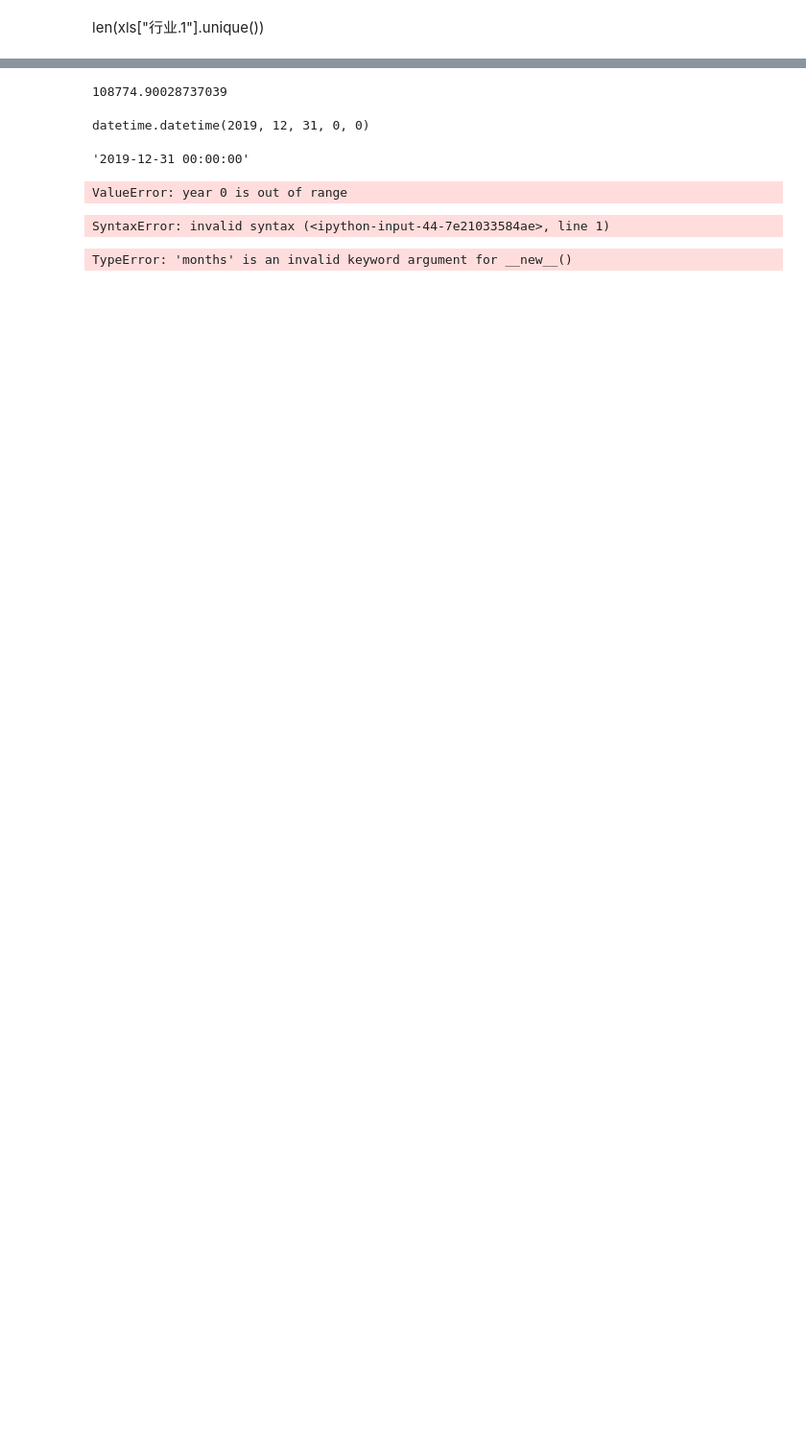
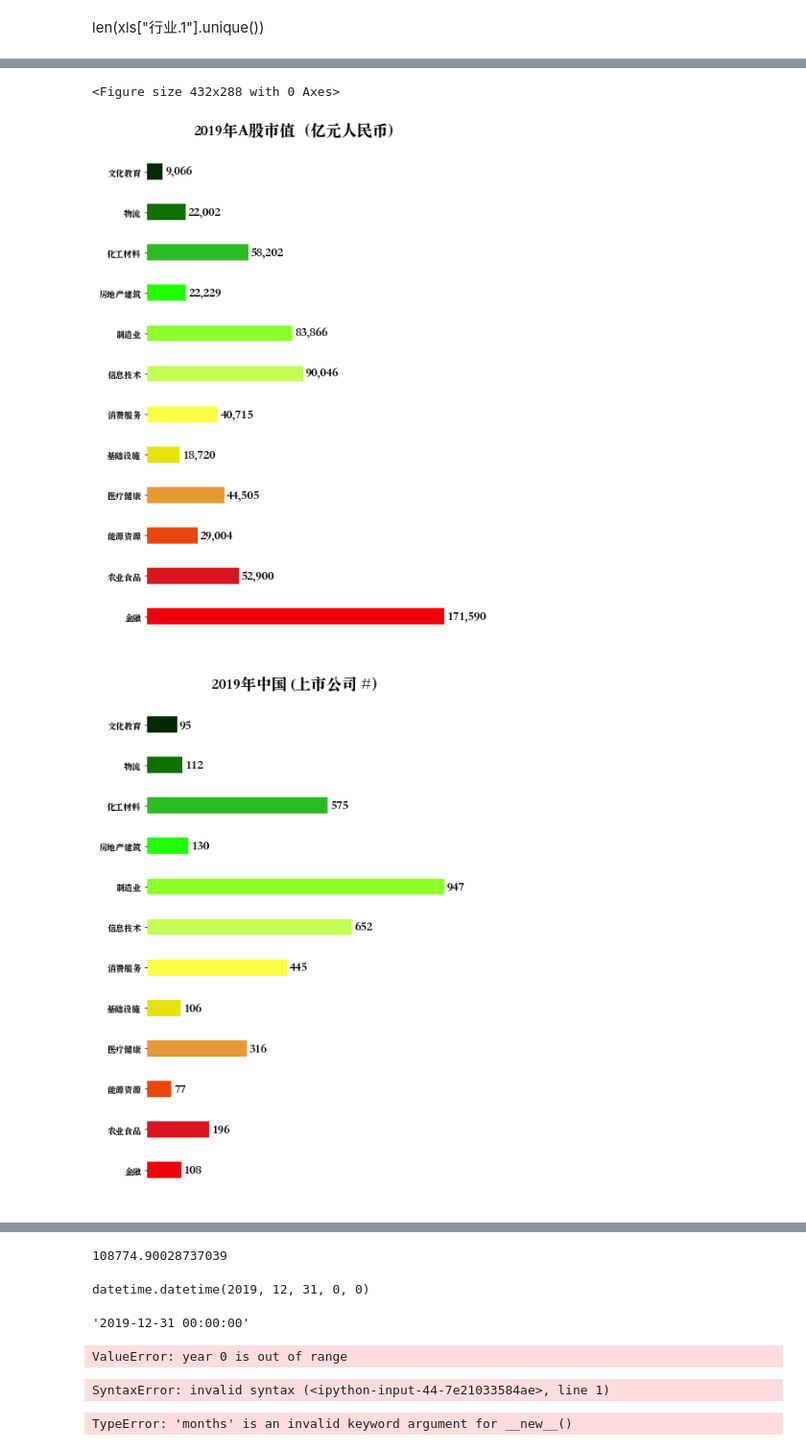
Before and after one commit to younthu/python_tests, a Jupyter notebook: 动画制作/行业分析.ipynb, the cells around one changed output, grey strips where cells are left out. Shown at 96% size. Cells and saved outputs as stored; diff of their text form; code cells hidden in the pictures; blank space fills up the shorter version.

```diff
--- a/动画制作/行业分析.ipynb
+++ b/动画制作/行业分析.ipynb
@@ -71,7 +129,13 @@ colors = []
 # for l in labels:
 #     print(l)
 #     print(get_topn_of_year(xls, 20, 2019, 12, l).iloc[:, 2].sum())
-values = list(map(lambda l: int(get_topn_of_year(xls, 22, 2019, 12, l).iloc[:, 2].sum()), labels))
+values = list(map(lambda l: int(get_topn_of_year(id(xls), 22, 2019, 12, l).iloc[:, 2].sum()), labels))
 # print(values)
-get_values_of_year(xls, 20,1990,1)
+get_values_of_year(id(xls),20,1990,1)
+
+class Hi:
+    print("aaa")
+
+    def test():
+        pass
 # %% [output]
@@ -153,0 +222,58 @@ xls[["上市年","上市后市值涨幅", d]].describe()
+# %%
+def astock_values_for_index(index, df, first_year=1990):
+    current_year = index//12 + first_year
+    year = current_year + 1
+
+    # 刚好是整数节点
+    if index == (current_year - first_year) * 12:
+        year = current_year
+    if year == 2020:
+        year= 2019
+    mod = index % 12
+
+    labels = ['金融', '农业食品', '能源资源', '医疗健康', '基础设施', '消费服务', '信息技术', '制造业',
+       '房地产建筑', '化工材料', '物流', '文化教育']
+    values = list(map(lambda l: df[df.iloc[:,0] == l][[current_year]].iloc[:, 0].sum(), labels))
+    next_values = list(map(lambda l: df[df.iloc[:, 0] == l][[year]].iloc[:, 0].sum(), labels))
+
+    pairs = zip(next_values, values)
+    return list(map(lambda x: int((x[0] - x[1])*mod/12 + x[1]),pairs))
+
+# astock_values_for_index(1)
+ggAstock = GifGenerator(astock, lambda index: astock_values_for_index(index, astock), get_title_of_index=lambda x: u'{}年A股市值（亿元人民币）'.format(x//12 + 1990))
+ggAstock.gif(359, "astock.gif")
+ggChinaListed = GifGenerator(china_listed, lambda index: astock_values_for_index(index, china_listed), get_title_of_index=lambda x: u'{}年中国 (上市公司 #）'.format(x//12 + 1990))
+ggChinaListed.gif(359, "china_listed_num.gif")
+
+ggUs = GifGenerator(us, lambda index: astock_values_for_index(index, us, 2005), get_title_of_index=lambda x: u'{}年美国公司市值（亿元人民币）'.format(x//12 + 2005))
+ggUs.gif(179, "us_listed.gif")
+ggUsListed = GifGenerator(us_listed, lambda index: astock_values_for_index(index, us_listed, 2005), get_title_of_index=lambda x: u'{}年美国（上市公司#）'.format(x//12 + 2005))
+ggUsListed.gif(179, "us_listed_num.gif")
+
+ggHKListed = GifGenerator(hk, lambda index: astock_values_for_index(index, hk, 2005), get_title_of_index=lambda x: u'{}年香港市值(亿元人民币）'.format(x//12 + 2005))
+ggHKListed.gif(179, "hk_listed.gif")
+ggHKListedNum = GifGenerator(hk_listed, lambda index: astock_values_for_index(index, hk_listed, 2005), get_title_of_index=lambda x: u'{}年香港（上市公司#）'.format(x//12 + 2005))
+ggHKListedNum.gif(179, "hk_listed_num.gif")
+
+
+ggCCPListed = GifGenerator(china_concept_stock, lambda index: astock_values_for_index(index, china_concept_stock, 2005), get_title_of_index=lambda x: u'{}年中概股市值(亿元人民币）'.format(x//12 + 2005))
+ggCCPListed.gif(179, "ccp_listed.gif")
+ggCCPListedNum = GifGenerator(china_concept_stock_listed, lambda index: astock_values_for_index(index, china_concept_stock_listed, 2005), get_title_of_index=lambda x: u'{}年中概股（上市公司#）'.format(x//12 + 2005))
+ggCCPListedNum.gif(179, "ccp_listed_num.gif")
+
+gg_a_hk_ccp_listed = GifGenerator(a_hk_ccs, lambda index: astock_values_for_index(index, a_hk_ccs, 2005), get_title_of_index=lambda x: u'{}年A股+港股+中概股市值 （亿元人民币）'.format(x//12 + 2005))
+gg_a_hk_ccp_listed.gif(179, "a_hk_ccp_listed.gif")
+ggAHKCCPListedNum = GifGenerator(num_of_a_hk_ccs, lambda index: astock_values_for_index(index, num_of_a_hk_ccs, 2005), get_title_of_index=lambda x: u'{}年A股+港股+中概股数量（#）'.format(x//12 + 2005))
+ggAHKCCPListedNum.gif(179, "a_hk_ccp_listed_num.gif")
+
+
+ggCP = GifGenerator(china_private_invest, lambda index: astock_values_for_index(index, china_private_invest, 2004), get_title_of_index=lambda x: u'{}年中国私募股股权投资金额（亿元人民币）'.format(x//12 + 2004))
+ggCP.gif(179, "ccp_listed.gif")
+ggCPNum = GifGenerator(num_of_china_private_invest, lambda index: astock_values_for_index(index, num_of_china_private_invest, 2004), get_title_of_index=lambda x: u'{}年中国私募股股权投资数量（#）'.format(x//12 + 2004))
+ggCPNum.gif(179, "ccp_listed_num.gif")
+
+# a_hk_ccs = pd.read_excel("./年度行业金额动图.xlsx", skiprows=120, nrows=14, usecols = 'B:Q')
+# num_of_a_hk_ccs = pd.read_excel("./年度行业金额动图.xlsx", skiprows=135, nrows=14, usecols = 'B:Q')
+# china_private_invest = pd.read_excel("./年度行业金额动图.xlsx", skiprows=152, nrows=14, usecols = 'B:R')
+# num_of_china_private_invest = pd.read_excel("./年度行业金额动图.xlsx", skiprows=166, nrows=14, usecols = 'B:R')
+# %% [output]
@@ -153,0 +297,3 @@ xls[["上市年","上市后市值涨幅", d]].describe()
+<Figure size 432x288 with 0 Axes>
+[figure, added]
+[figure, added]
```
Also changed, not shown: parts of 11 cells of this notebook, 2 other files.
